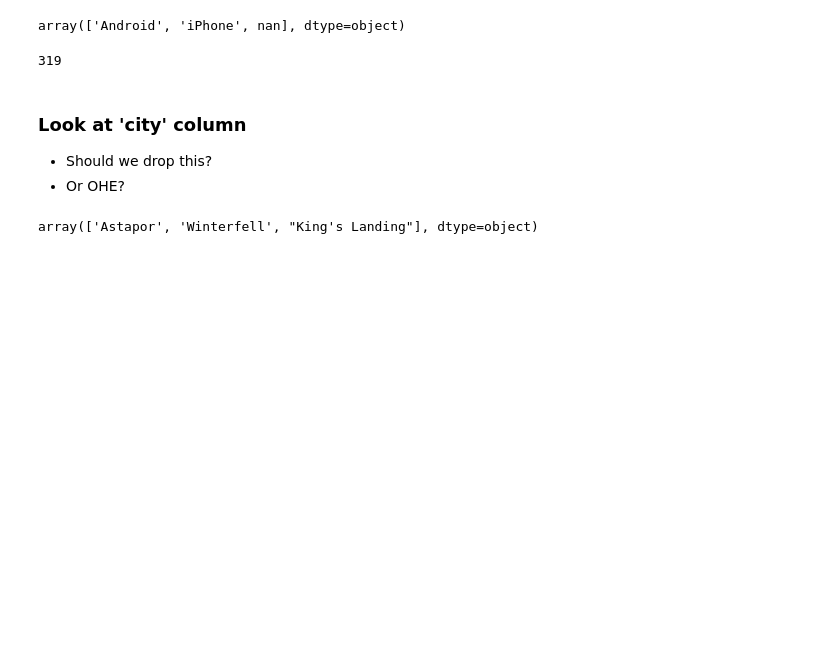
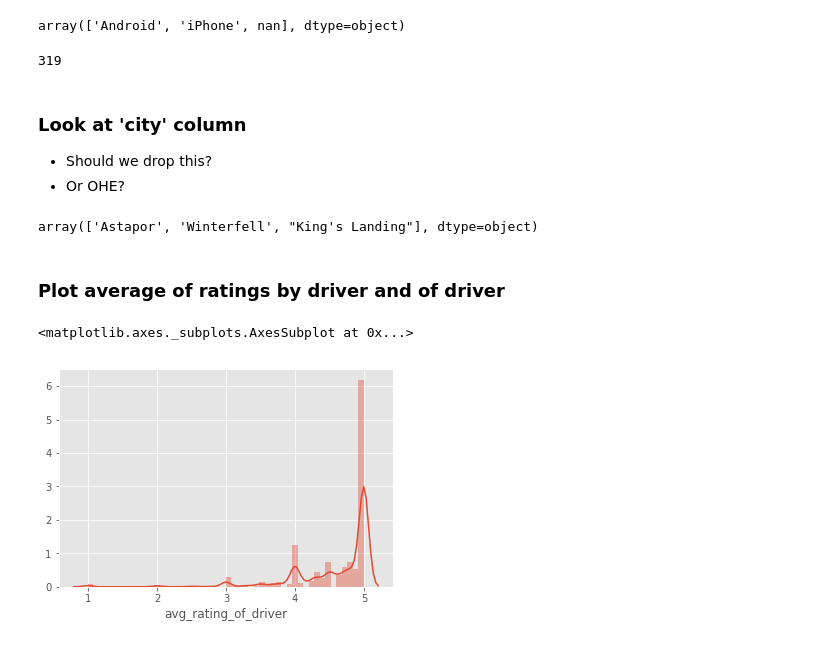
Before and after one commit to cwong690/Ride-or-Churn, a Jupyter notebook: supervised_case_study_eda.ipynb, the cells around one changed output. Cells and saved outputs as stored; diff of their text form; code cells hidden in the pictures; blank space fills up the shorter version.

```diff
--- a/supervised_case_study_eda.ipynb
+++ b/supervised_case_study_eda.ipynb
@@ -88,7 +88,7 @@ end.
 cutoff_date = '2014-06-01'
 cutoff_date = pd.to_datetime(cutoff_date)
 # %%
-df['active'] = (df['last_trip_date'] >= cutoff_date).astype(int)
+df['churn'] = (df['last_trip_date'] < cutoff_date).astype(int)
 # %%
 df.head()
 # %% [output]
@@ -206,3 +206,10 @@ df['phone'].isnull().sum()
 df['city'].unique()
 # %% [output]
 array(['Astapor', 'Winterfell', "King's Landing"], dtype=object)
+# %% [markdown]
+### Plot average of ratings by driver and of driver
+# %%
+sns.distplot(df['avg_rating_of_driver'].dropna())
+# %% [output]
+<matplotlib.axes._subplots.AxesSubplot at 0x...>
+[figure, added]
```
Also changed, not shown: parts of 2 cells of this notebook, 1 other file.
